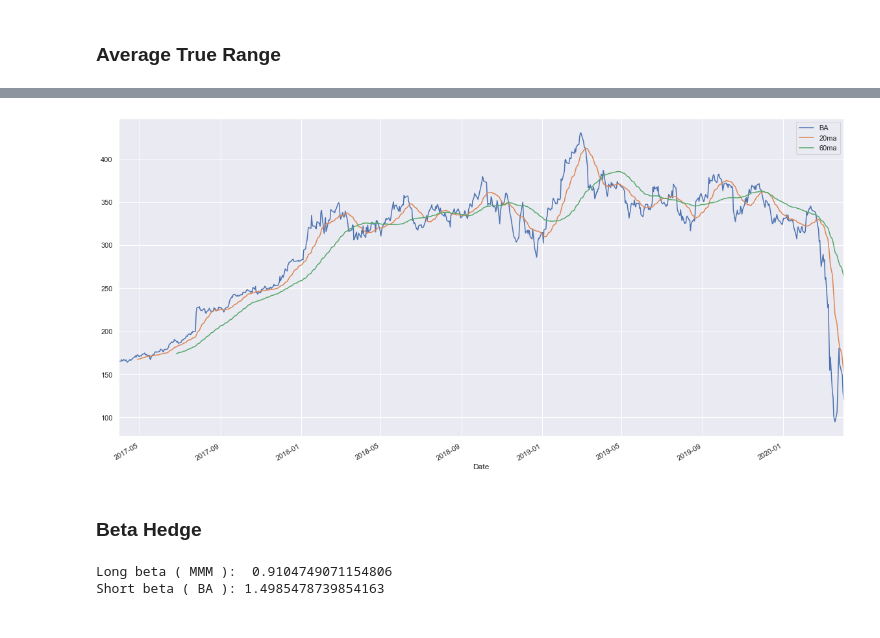
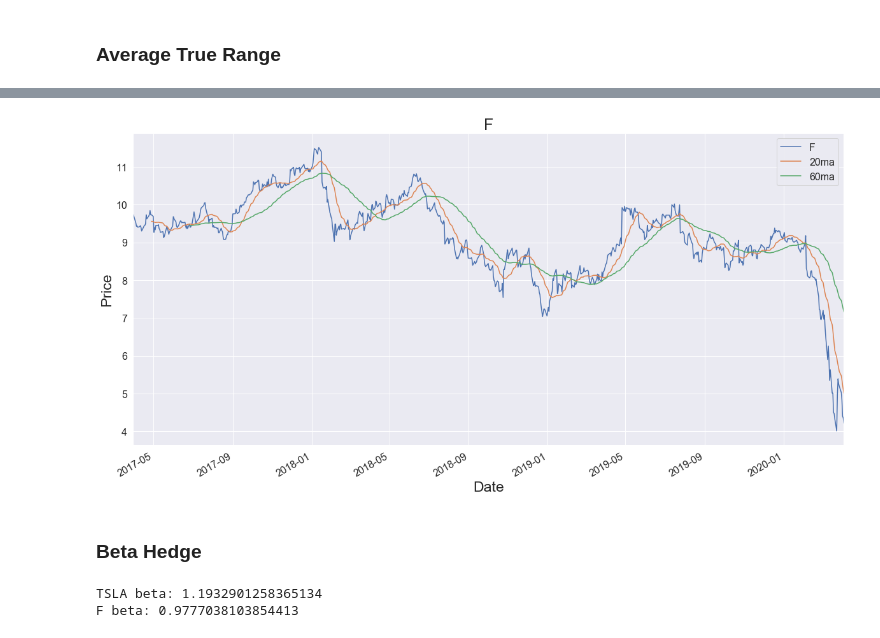
Before and after one commit to thomask18/Finance, a Jupyter notebook: Stock View.ipynb, the cells around one changed output, grey strips where cells are left out. Cells and saved outputs as stored; diff of their text form; code cells hidden in the pictures.

```diff
--- a/Stock View.ipynb
+++ b/Stock View.ipynb
@@ -25,5 +27,5 @@ Number of months in range: 37
 # %% [markdown]
 ## Enter desired tickers
 # %%
-Long_Numerator = "MMM" # Enter whatever stocks you want to view
-Short_Denominator = "BA"
+Long_Numerator = "TSLA" # Enter whatever stocks you want to view
+Short_Denominator = "F"
@@ -36,14 +36,14 @@ df_SP500.drop(['Open', 'High', 'Low', 'Close', 'Volume'], 1, inplace=True)
 # %%
 #Long Stock
 df_long = web.DataReader(Long_Numerator, 'yahoo', start, end)
-# df_long = df_long[::-1]
+df_long = df_long[::-1] #Need this or ATR will be off
 df_long.rename(columns={'Adj Close': Long_Numerator}, inplace=True)
 df_long.drop(['Close', 'Volume'], 1, inplace=True)
 df_long['True_Range'] = df_long['High'] - df_long['Low']
 
 #Short Stock
 df_short = web.DataReader(Short_Denominator, 'yahoo', start, end)
-# df_short = df_short[::-1]
+df_short = df_short[::-1]
 df_short.rename(columns={'Adj Close': Short_Denominator}, inplace=True)
 df_short.drop(['Close', 'Volume'], 1, inplace=True)
 df_short['True_Range'] = df_short['High'] - df_short['Low']
@@ -151,9 +170,16 @@ df_long.plot(figsize=(20, 10));
 # %%
+df_short = df_short[::-1]
 df_short['20ma'] = df_short[Short_Denominator].rolling(window=20).mean()
 df_short['60ma'] = df_short[Short_Denominator].rolling(window=60).mean()
-df_short.plot(figsize=(20, 10));
+df_short.plot(figsize=(20, 10))
+plt.xlabel("Date", fontsize=23)
+plt.ylabel("Price", fontsize=23)
+plt.title(Short_Denominator, fontsize=25)
+plt.tick_params(labelsize=16)
+plt.legend(fontsize=16)
+plt.show();
 # %% [output]
-[figure, old version]
+[figure, new version]
 # %% [markdown]
 ### Beta Hedge
 # %%
@@ -183,11 +209,11 @@ alpha = ybar - beta * xbar
 # %%
 long_beta = beta[Long_Numerator]
 short_beta = beta[Short_Denominator]
-print('Long beta (',Long_Numerator,'): ',long_beta) # Note: both betas are calculated based on the dates specified at the top
-print('Short beta (',Short_Denominator,'):',short_beta)
+print(Long_Numerator,'beta:',long_beta) # Note: both betas are calculated based on the dates specified at the top
+print(Short_Denominator,'beta:',short_beta)
 # %% [output]
-Long beta ( MMM ):  0.9104749071154806
-Short beta ( BA ): 1.4985478739854163
+TSLA beta: 1.1932901258365134
+F beta: 0.9777038103854413
 # %%
 df_ratio['Ratio'] = (df_ratio[Long_Numerator] / long_beta) / (df_ratio[Short_Denominator] / short_beta)
 df_ratio.drop([Long_Numerator, Short_Denominator], 1, inplace=True)
```
Also changed, not shown: parts of 20 cells of this notebook.
